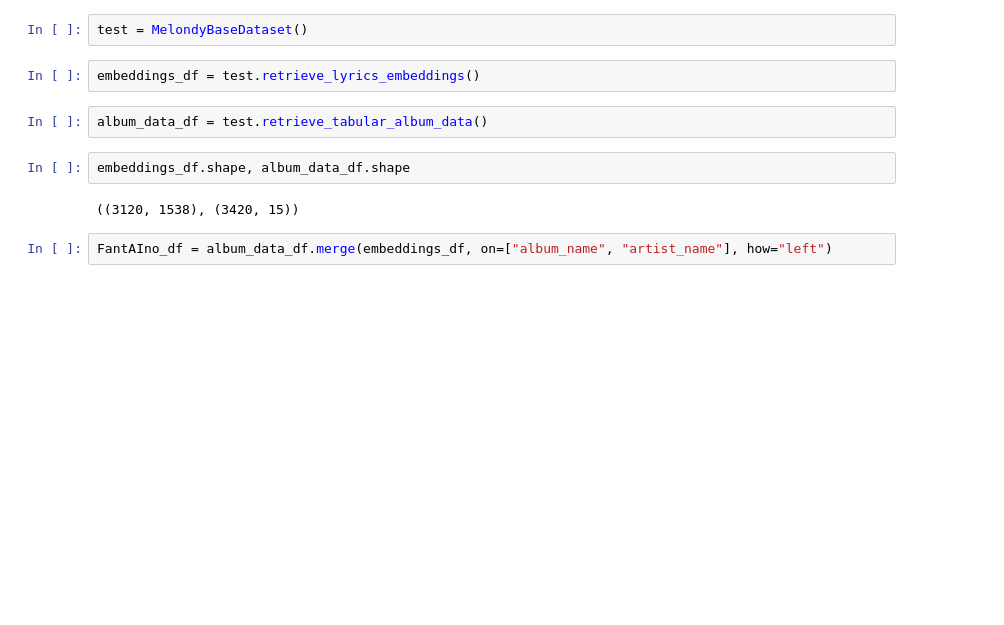
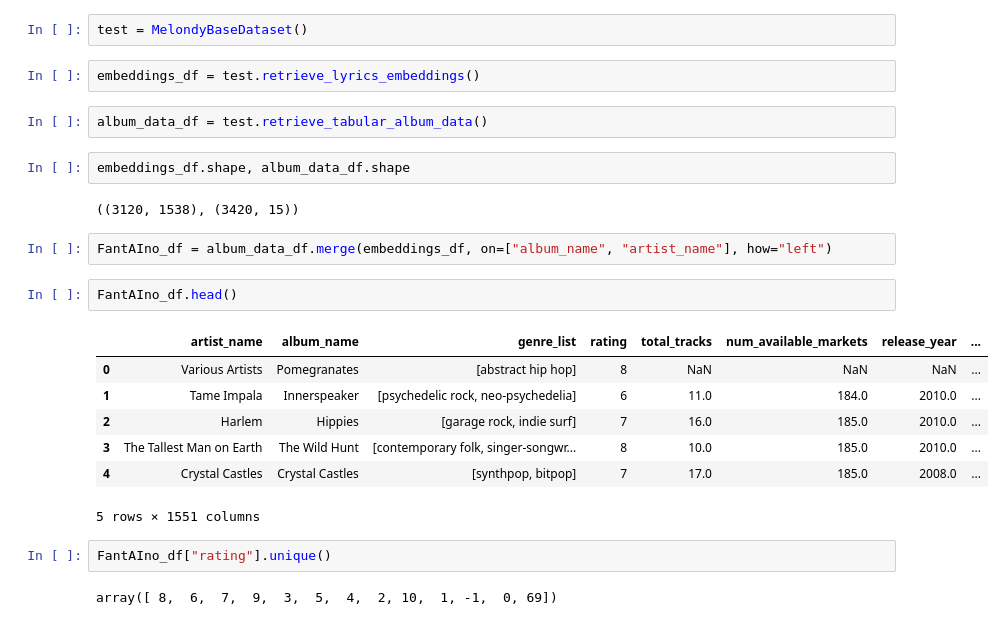
Before and after one commit to romankouz/FantAIno, a Jupyter notebook: scratch/hydra_data.ipynb, the cells around one changed output. Saved outputs shown, nothing was run; the diff lists cells and outputs as text; blank space fills up the shorter version.

```diff
--- a/scratch/hydra_data.ipynb
+++ b/scratch/hydra_data.ipynb
@@ -13,3 +14,17 @@ embeddings_df.shape, album_data_df.shape
 ((3120, 1538), (3420, 15))
 # %%
 FantAIno_df = album_data_df.merge(embeddings_df, on=["album_name", "artist_name"], how="left")
+# %%
+FantAIno_df.head()
+# %% [output]
+|  | artist_name | album_name | genre_list | rating | total_tracks | num_available_markets | release_year | ... |
+| 0 | Various Artists | Pomegranates | [abstract hip hop] | 8 | NaN | NaN | NaN | ... |
+| 1 | Tame Impala | Innerspeaker | [psychedelic rock, neo-psychedelia] | 6 | 11.0 | 184.0 | 2010.0 | ... |
+| 2 | Harlem | Hippies | [garage rock, indie surf] | 7 | 16.0 | 185.0 | 2010.0 | ... |
+| 3 | The Tallest Man on Earth | The Wild Hunt | [contemporary folk, singer-songwr... | 8 | 10.0 | 185.0 | 2010.0 | ... |
+| 4 | Crystal Castles | Crystal Castles | [synthpop, bitpop] | 7 | 17.0 | 185.0 | 2008.0 | ... |
+5 rows × 1551 columns
+# %%
+FantAIno_df["rating"].unique()
+# %% [output]
+array([ 8,  6,  7,  9,  3,  5,  4,  2, 10,  1, -1,  0, 69])
```
Also changed, not shown: parts of 5 cells of this notebook, 56 other files.
